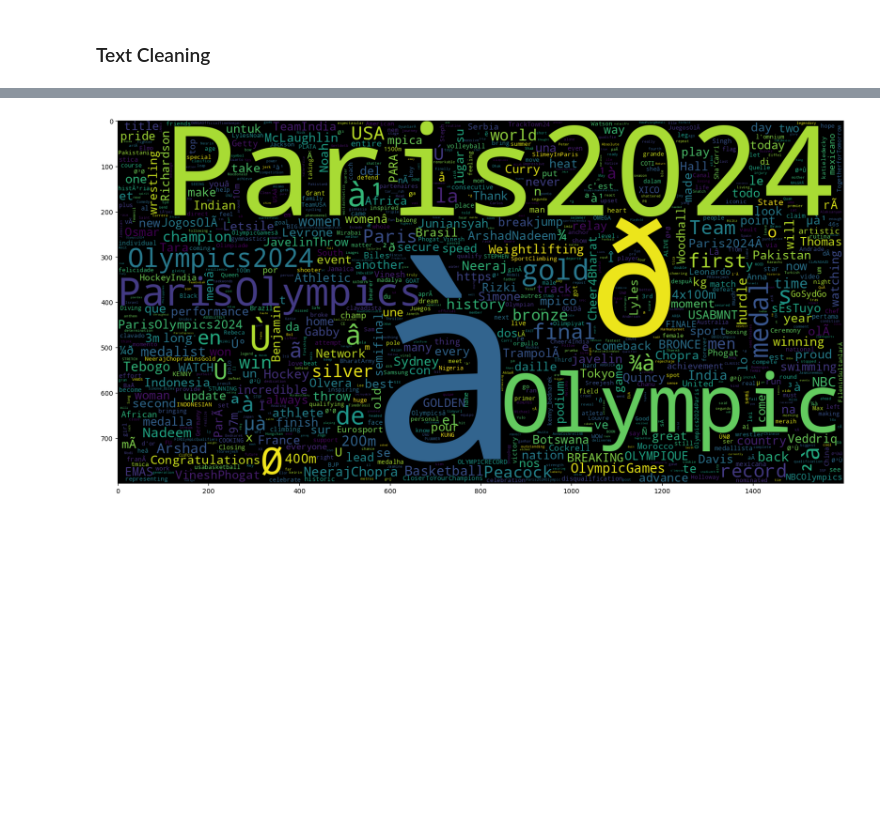
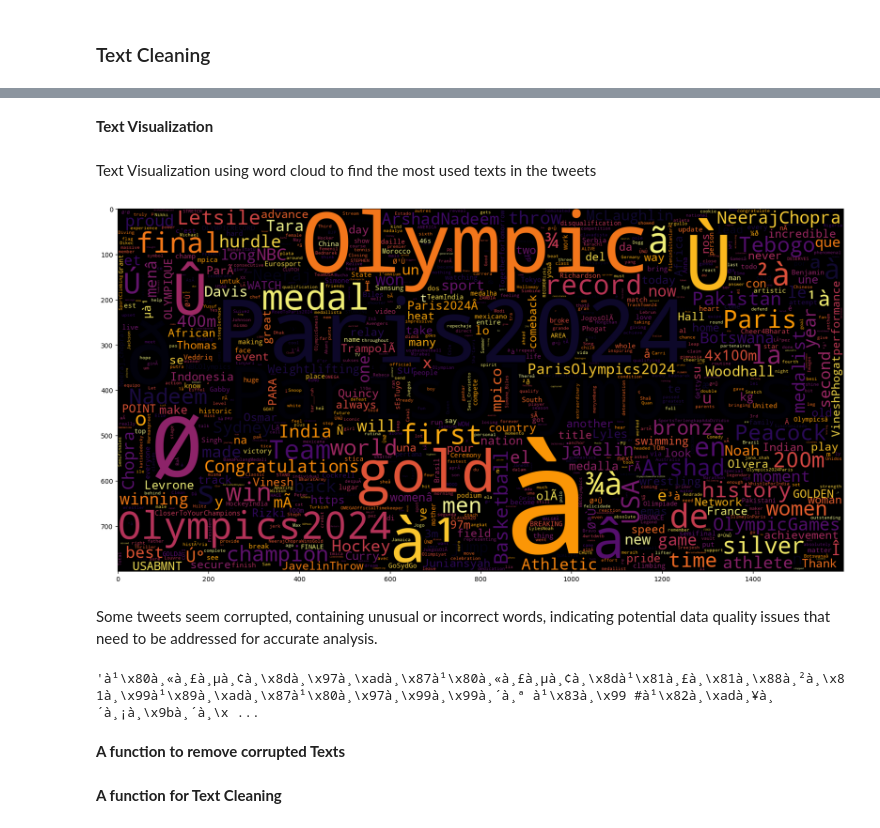
Before and after one commit to Atieng/sentiment-analysis-2024-olympics, a Jupyter notebook: sentiment.ipynb, the cells around one changed output, grey strips where cells are left out. Saved outputs shown, nothing was run; the diff lists cells and outputs as text; code cells hidden in the pictures; blank space fills up the shorter version.

```diff
--- a/sentiment.ipynb
+++ b/sentiment.ipynb
@@ -424,18 +431,31 @@ Number of duplicates removed: 3206
+# %% [markdown]
+**Text Visualization**
+# %% [markdown]
+Text Visualization using word cloud to find the most used texts in the tweets
 # %%
 # ! pip install WordCloud
 from wordcloud import WordCloud
 import matplotlib.pyplot as plt
 
 # Extract processed text from your DataFrame
 processedtext = df['Tweet_Content'].tolist()
 
 # Use all processed text (up to the length of your dataset)
 data_neg = processedtext[:len(processedtext)]
 
 plt.figure(figsize = (20,20))
 wc = WordCloud(max_words = 1000 , width = 1600 , height = 800,
-               collocations=False).generate(" ".join(data_neg))
+               collocations=False,colormap='inferno').generate(" ".join(data_neg))
 plt.imshow(wc)
 plt.show()
 # %% [output]
-[figure, old version]
+[figure, new version]
+# %% [markdown]
+Some tweets seem corrupted, containing unusual or incorrect words, indicating potential data quality issues that need to be addressed for accurate analysis.
+# %%
+# A sample of a row with corrupted text
+df['Tweet_Content'].iloc[1000]
+# %% [output]
+'à¹\x80à¸«à¸£à¸µà¸¢à¸\x8dà¸\x97à¸\xadà¸\x87à¹\x80à¸«à¸£à¸µà¸¢à¸\x8dà¹\x81à¸£à¸\x81à¸\x88à¸²à¸\x81à¸\x99à¹\x89à¸\xadà¸\x87à¹\x80à¸\x97à¸\x99à¸\x99à¸´à¸ª à¹\x83à¸\x99 #à¹\x82à¸\xadà¸¥à¸´à¸¡à¸\x9bà¸´à¸\x ...
+# %% [markdown]
+**A function to remove corrupted Texts**
@@ -442,2 +485,4 @@ plt.show()
+# %% [markdown]
+**A function for Text Cleaning**
 # %%
 # Initialize stopwords and lemmatizer
```
Also changed, not shown: parts of 22 cells of this notebook.
